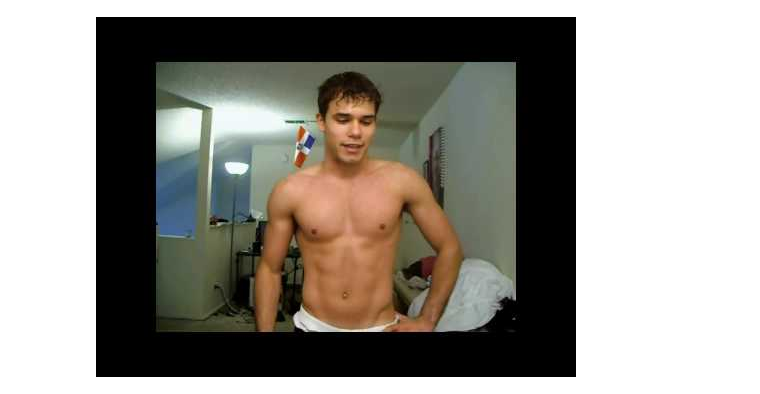
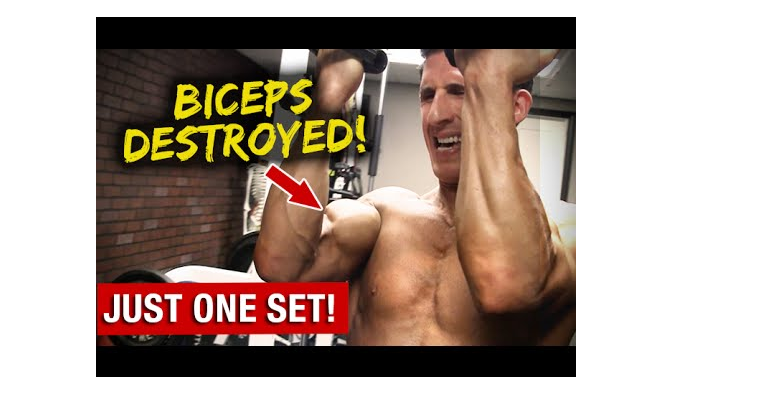
Before and after one commit to allenwang28/YouTube-Virality-Predictor, a Jupyter notebook: notebooks/TextRecognition.ipynb, the cells around one changed output. Drawn from its saved outputs; the diff is of its cells as text; code cells hidden in the pictures.

```diff
--- a/notebooks/TextRecognition.ipynb
+++ b/notebooks/TextRecognition.ipynb
@@ -49,8 +49,8 @@ https://i.ytimg.com/vi/8M7VHWd8JlE/default.jpg
 https://i.ytimg.com
 # %%
-YouTubeVideo('AUzyaHo0QQc')
+YouTubeVideo('54krdTEyziQ')
 # %% [output]
-[figure, old version]
+[figure, new version]
 # %%
 ########### Python 2.7 #############
 import httplib, urllib, base64, json
```
Also changed, not shown: parts of 2 cells of this notebook, 4 other files.
